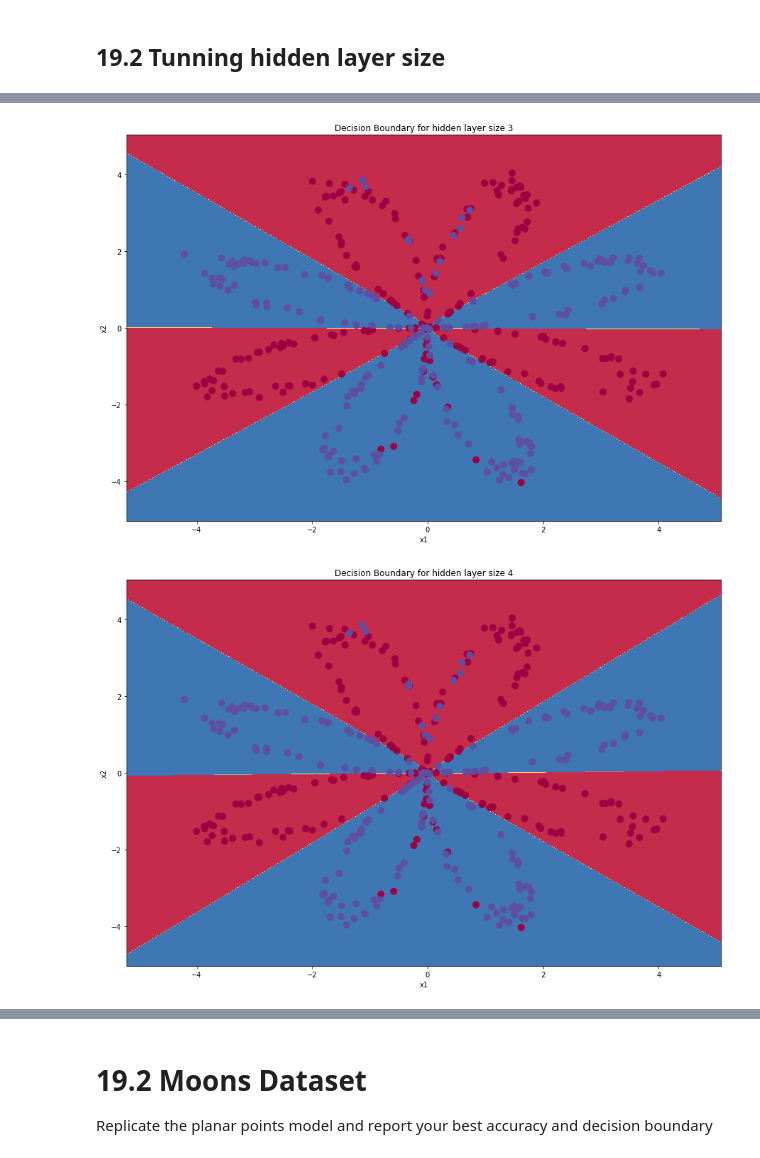
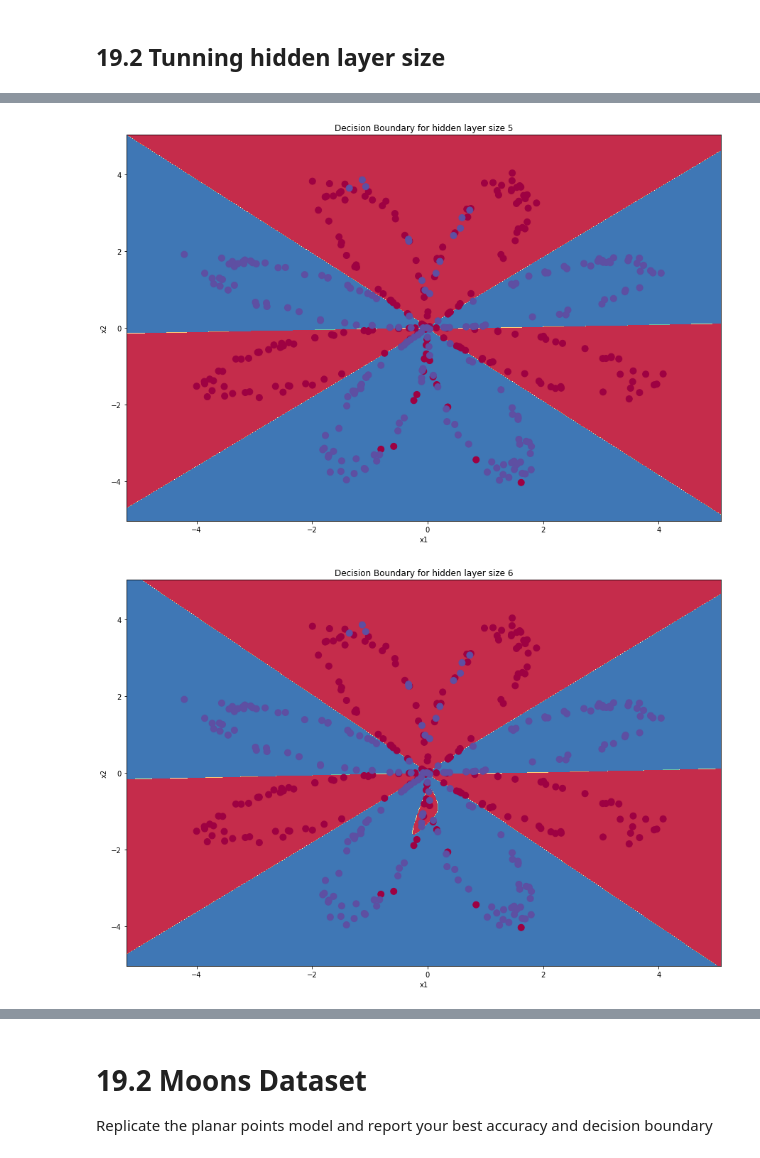
Before and after one commit to camilobarajas1990/Machine-learning, a Jupyter notebook: E19_NeuralNetworksFundamentation.ipynb, the cells around one changed output, grey strips where cells are left out. Drawn from its saved outputs; the diff is of its cells as text; code cells hidden in the pictures.

```diff
--- a/E19_NeuralNetworksFundamentation.ipynb
+++ b/E19_NeuralNetworksFundamentation.ipynb
@@ -1067,12 +1063,9 @@ Iterate over the number of hidden neurons and report the accuracy and boundary d
 # %%
-n_h= [1,2,3,4,5,20]
-i=1
+n_h = [2,4,5,6,8]
 for n_h in n_h:
-  parameters = nn_model(X, Y, n_h = n_h, num_iterations = 10000, print_cost=False)
+  parameters = nn_model(X, Y, n_h, num_iterations = 10000, print_cost=False)
 
   # Plot the decision boundary
   plot_decision_boundary(lambda x: predict(parameters, x.T), X, Y)
   plt.title("Decision Boundary for hidden layer size " + str(n_h))
-  plt.show()
-  i+=1
 # %% [output]
@@ -1081,2 +1074,2 @@ for n_h in n_h:
-[figure, old version]
+[figure, new version]
-[figure, old version]
+[figure, new version]
```
Also changed, not shown: parts of 26 cells of this notebook.
